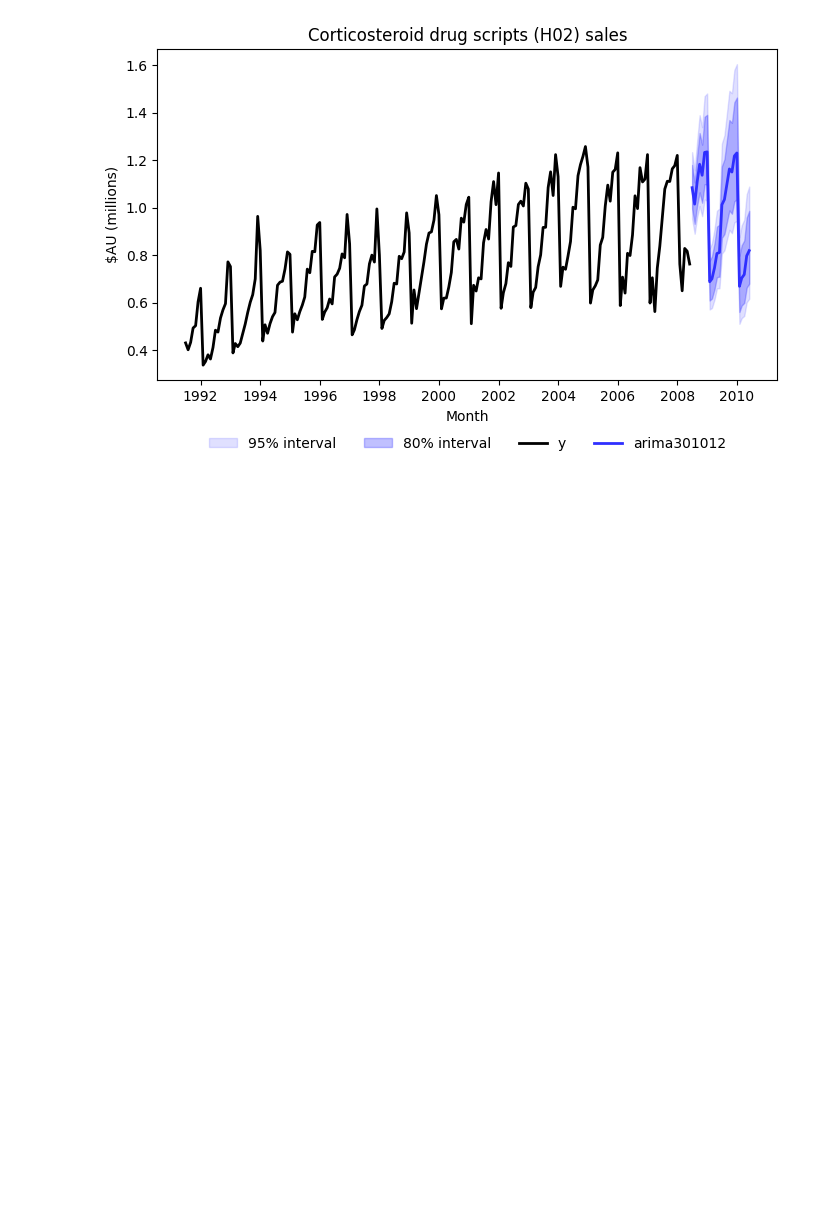
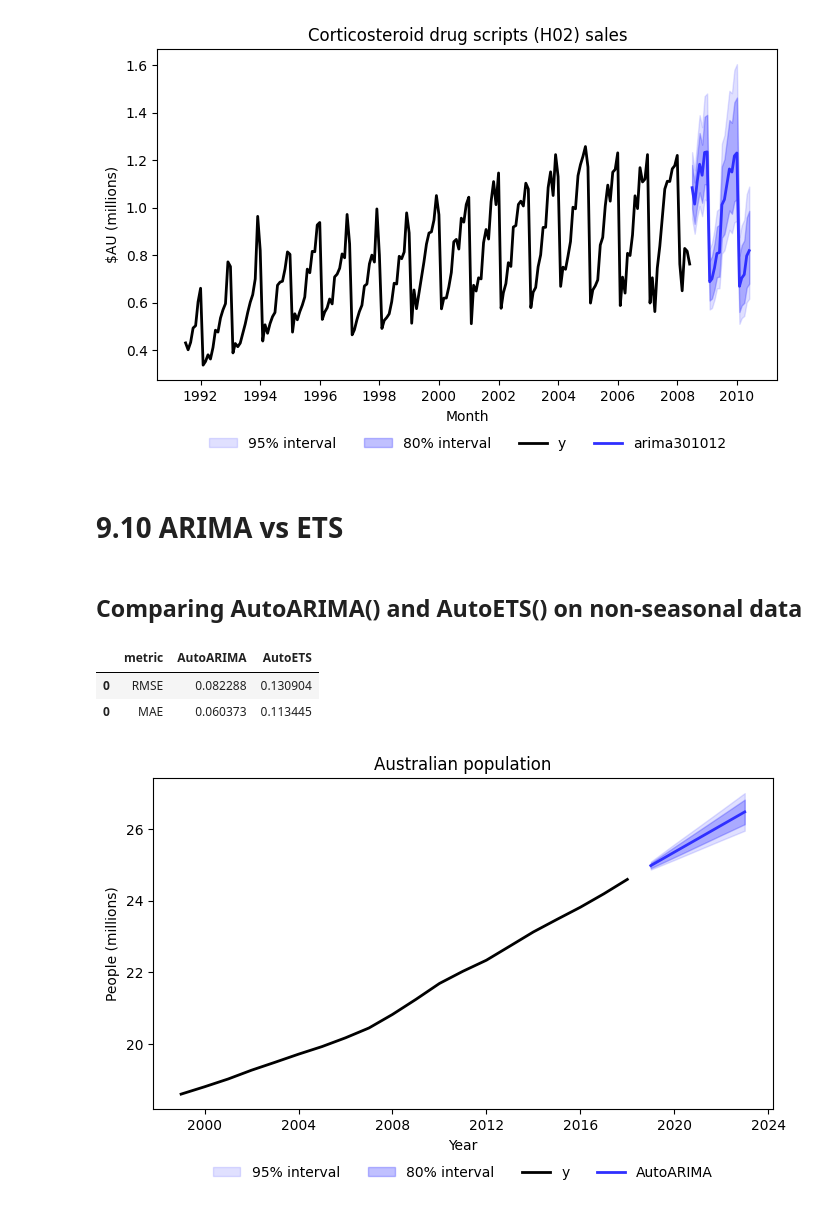
Before and after one commit to omeraytug/fpp3, a Jupyter notebook: code_alongs/09_arima.ipynb, the cells around one changed output. Saved outputs shown, nothing was run; the diff lists cells and outputs as text; code cells hidden in the pictures; blank space fills up the shorter version.

Commit message:
comparing ets vs arima

```diff
--- a/code_alongs/09_arima.ipynb
+++ b/code_alongs/09_arima.ipynb
@@ -661,3 +661,59 @@ ax.legend(loc="lower center", bbox_to_anchor=(0.5, -0.25), ncol=4, frameon=False
 plt.show()
 # %% [output]
 [figure]
+# %% [markdown]
+# 9.10 ARIMA vs ETS
+# %% [markdown]
+## Comparing AutoARIMA() and AutoETS() on non-seasonal data
+# %%
+from utilsforecast.losses import rmse, mae
+
+aus_economy = (
+    pd.read_csv("../data/fpp3/aus_economy.csv", parse_dates=["ds"])
+    .assign(y=lambda x: x["y"] / 1e6)
+)
+models = [AutoARIMA(), AutoETS()]
+sf = StatsForecast(models=models, freq="A", n_jobs=-1)
+cv_forecasts = sf.cross_validation(h=1, n_windows=10, df=aus_economy)
+
+model_names = ["AutoARIMA", "AutoETS"]
+rm = rmse(cv_forecasts, models=model_names, cutoff_col=None)
+ma = mae(cv_forecasts, models=model_names, cutoff_col=None)
+metrics = pd.concat([rm.assign(metric="RMSE"), ma.assign(metric="MAE")])
+metrics[["metric", *model_names]]
+# %% [output]
+|  | metric | AutoARIMA | AutoETS |
+| 0 | RMSE | 0.082288 | 0.130904 |
+| 0 | MAE | 0.060373 | 0.113445 |
+# %%
+import matplotlib.pyplot as plt
+from statsforecast.models import AutoARIMA
+from statsforecast import StatsForecast
+
+models = [AutoARIMA()]
+sf = StatsForecast(models=models, freq="YE", n_jobs=-1)
+level = [80, 95]
+fc = sf.forecast(h=5, df=aus_economy, level=level)
+
+hist = aus_economy.tail(20)
+
+fig, ax = plt.subplots(figsize=(8, 4.3))
+
+ax.fill_between(
+    fc["ds"], fc["AutoARIMA-lo-95"], fc["AutoARIMA-hi-95"],
+    color="#2f2fff", alpha=0.15, label="95% interval",
+)
+ax.fill_between(
+    fc["ds"], fc["AutoARIMA-lo-80"], fc["AutoARIMA-hi-80"],
+    color="#2f2fff", alpha=0.30, label="80% interval",
+)
+ax.plot(hist["ds"], hist["y"], color="black", linewidth=2, label="y")
+ax.plot(fc["ds"], fc["AutoARIMA"], color="#2f2fff", linewidth=2, label="AutoARIMA")
+
+ax.set_title("Australian population")
+ax.set_xlabel("Year")
+ax.set_ylabel("People (millions)")
+ax.legend(loc="lower center", bbox_to_anchor=(0.5, -0.25), ncol=4, frameon=False)
+plt.show()
+# %% [output]
+[figure, added]
```
Also changed, not shown: parts of 10 cells of this notebook.
